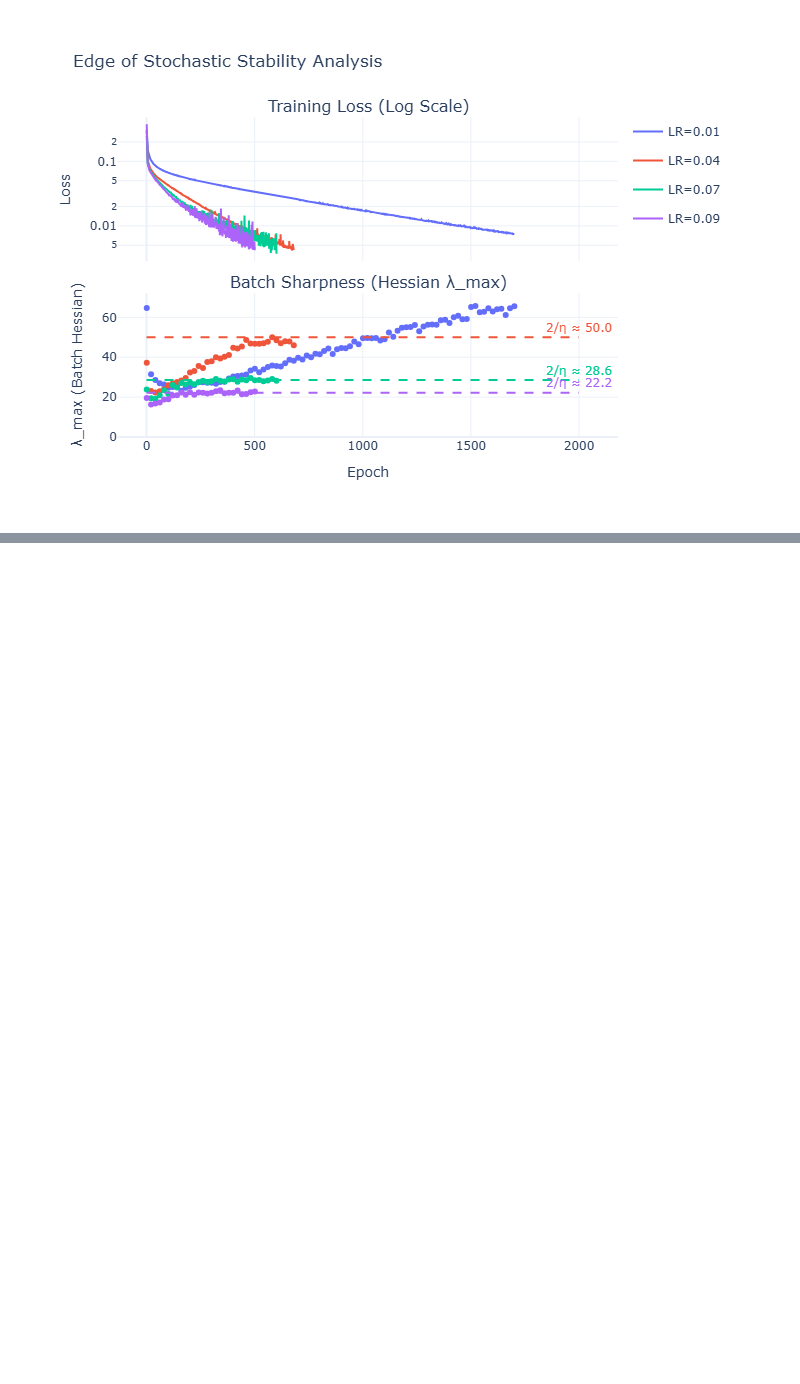
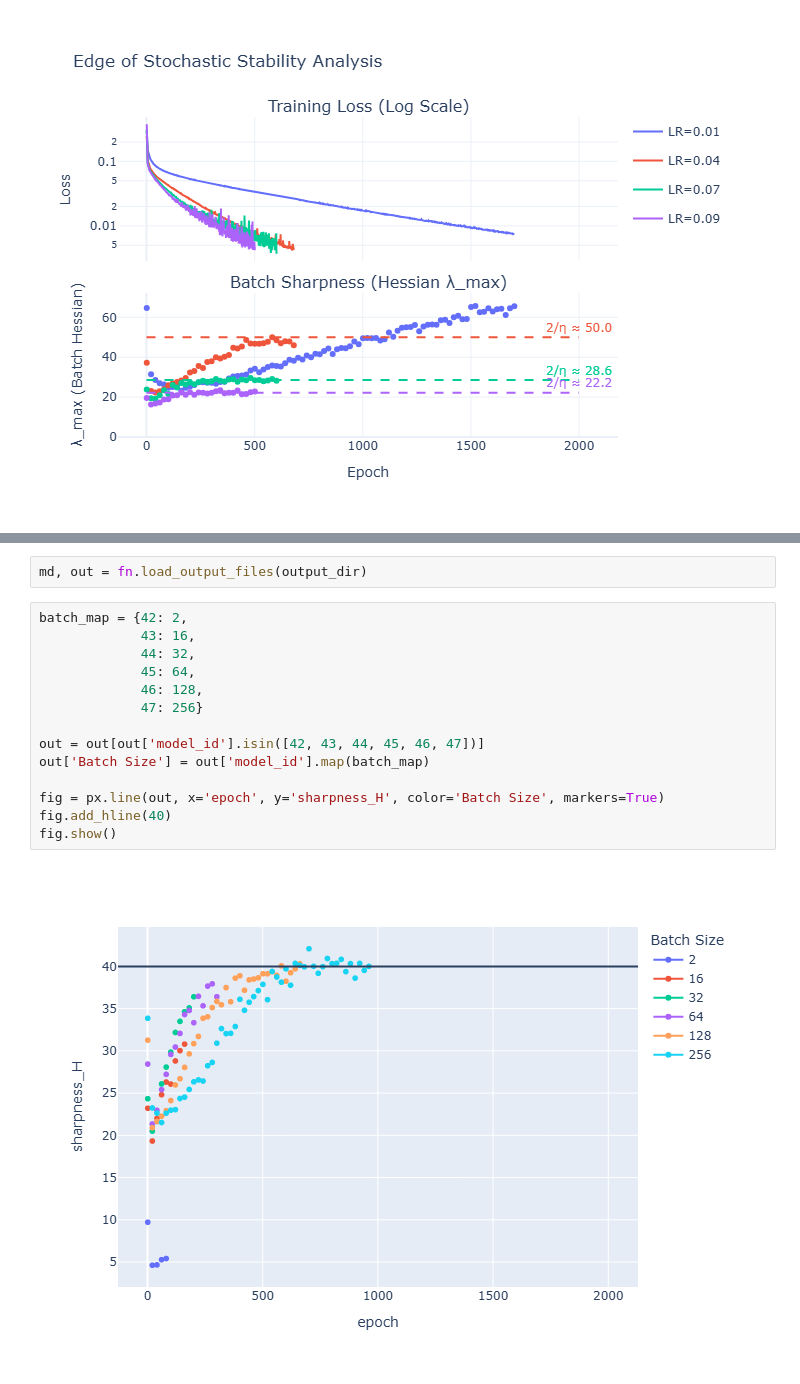
Before and after one commit to mfjacobsen/Investigating-NN-Optimizers, a Jupyter notebook: notebooks/eos_EC.ipynb, the cells around one changed output, grey strips where cells are left out. Cells and saved outputs as stored; diff of their text form; blank space fills up the shorter version.

Commit message:
batch size analysis

```diff
--- a/notebooks/eos_EC.ipynb
+++ b/notebooks/eos_EC.ipynb
@@ -349,0 +413,18 @@ plot_eos_analysis(metadata=md, output=out, model_ids=[38, 39, 40, 41])
+# %%
+md, out = fn.load_output_files(output_dir)
+# %%
+batch_map = {42: 2,
+             43: 16,
+             44: 32,
+             45: 64,
+             46: 128,
+             47: 256}
+
+out = out[out['model_id'].isin([42, 43, 44, 45, 46, 47])]
+out['Batch Size'] = out['model_id'].map(batch_map)
+
+fig = px.line(out, x='epoch', y='sharpness_H', color='Batch Size', markers=True)
+fig.add_hline(40)
+fig.show()
+# %% [output]
+[figure, added]
```
Also changed, not shown: parts of 5 cells of this notebook, 2 other files.
